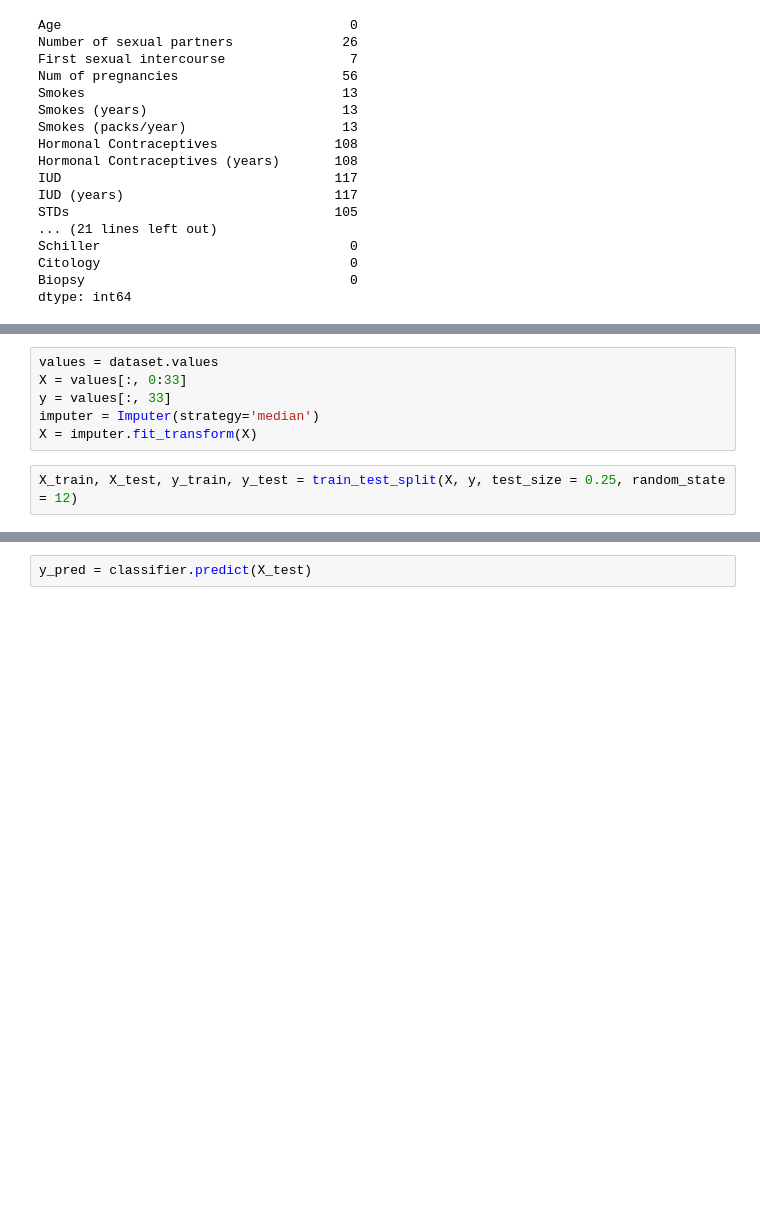
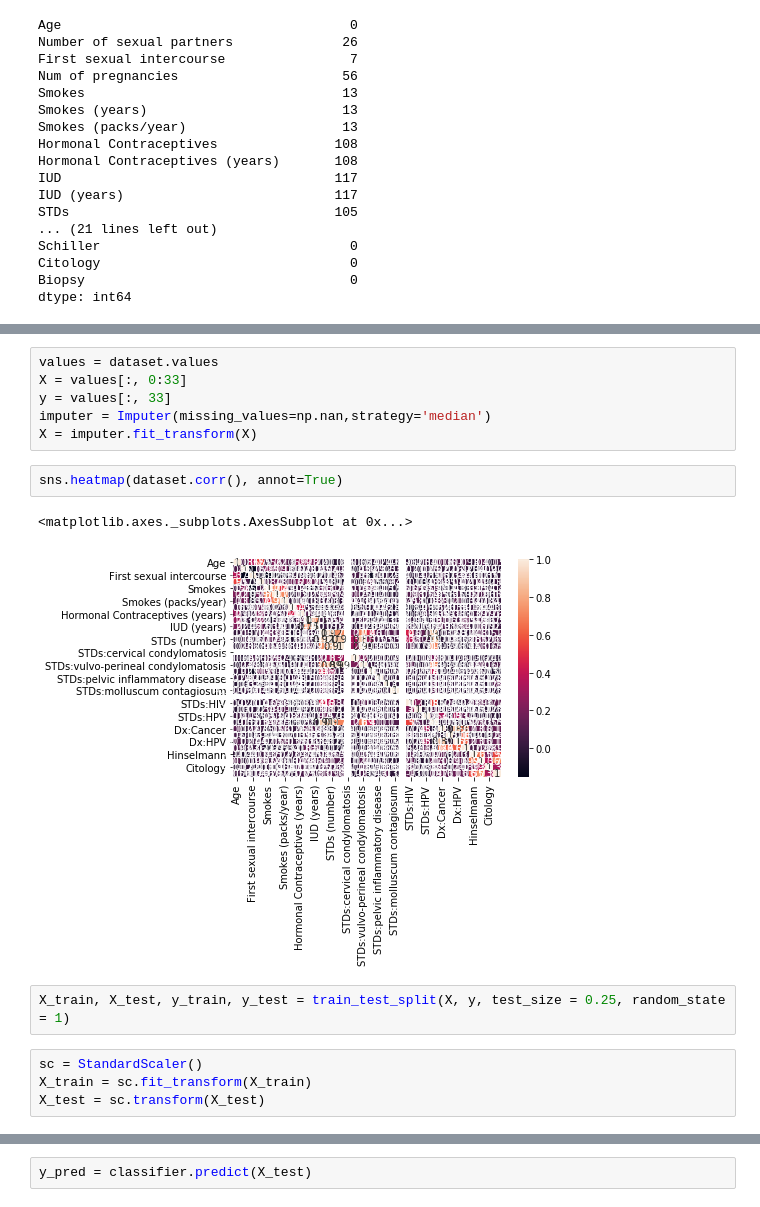
Before and after one commit to Pranuthi23/cervical-cancer, a Jupyter notebook: cervical cancer-checkpoint.ipynb, the cells around one changed output, grey strips where cells are left out. Drawn from its saved outputs; the diff is of its cells as text; blank space fills up the shorter version.

```diff
--- a/cervical cancer-checkpoint.ipynb
+++ b/cervical cancer-checkpoint.ipynb
@@ -57,8 +81,17 @@ dataset.drop(dataset.columns[[26, 27]], axis=1, inplace=True)
 values = dataset.values
 X = values[:, 0:33]
 y = values[:, 33]
-imputer = Imputer(strategy='median')
+imputer = Imputer(missing_values=np.nan,strategy='median')
 X = imputer.fit_transform(X)
+# %%
+sns.heatmap(dataset.corr(), annot=True)
+# %% [output]
+<matplotlib.axes._subplots.AxesSubplot at 0x...>
+[figure, added]
 # %%
-X_train, X_test, y_train, y_test = train_test_split(X, y, test_size = 0.25, random_state = 12)
+X_train, X_test, y_train, y_test = train_test_split(X, y, test_size = 0.25, random_state = 1)
+# %%
+sc = StandardScaler()
+X_train = sc.fit_transform(X_train)
+X_test = sc.transform(X_test)
 # %%
```
Also changed, not shown: parts of 15 cells of this notebook.
